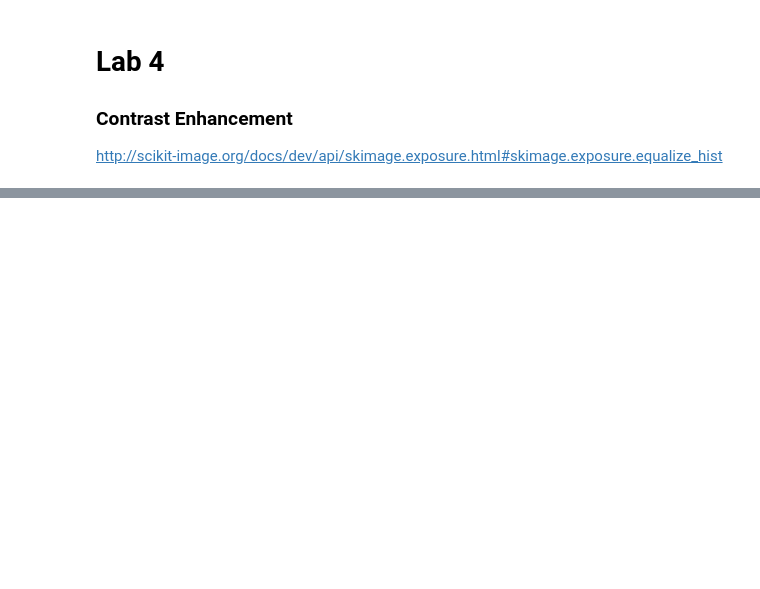
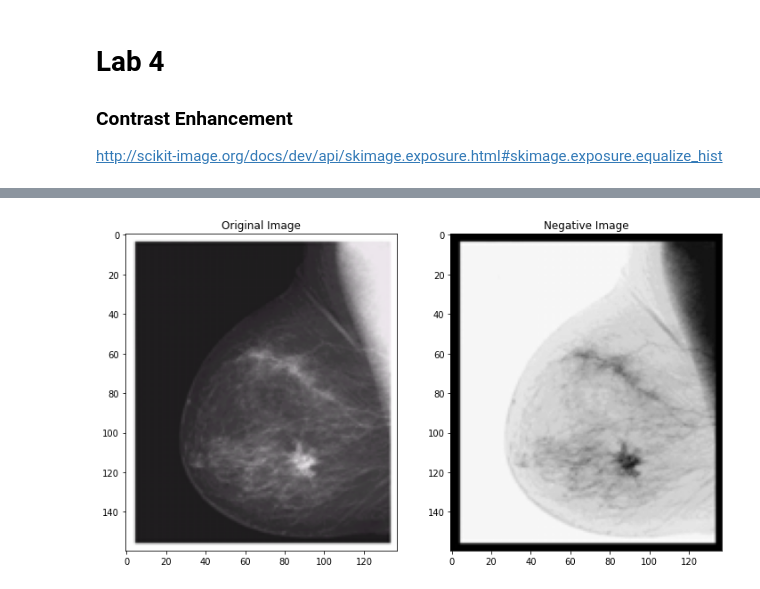
Before and after one commit to We2Am-BaSsem/IP-Labs, a Jupyter notebook: Lab04/Lab4_STD.ipynb, the cells around one changed output, grey strips where cells are left out. Drawn from its saved outputs; the diff is of its cells as text; code cells hidden in the pictures; blank space fills up the shorter version.

```diff
--- a/Lab04/Lab4_STD.ipynb
+++ b/Lab04/Lab4_STD.ipynb
@@ -60,0 +40,18 @@ def getImageWithHist(name,ext,nbins=256):
+# %%
+'''
+1
+Negative Transformation
+'''
+def negative(image, imageSize=256):
+    negativeImage = np.array(image).flatten()
+    # negativeImage = np.array([((imageSize - 1) - val) for val in negativeImage])
+    # acts as a generator, yield one element at time, doesn't generate the whole list as the normal list comperhension
+    negativeImage = np.fromiter((((imageSize - 1) - val) for val in negativeImage),dtype=negativeImage.dtype)
+    negativeImage = negativeImage.reshape(image.shape)
+    return negativeImage
+
+image = io.imread('imgs/Picture1.png') # png image with alpha channel
+show_images([image, negative(image[:,:,0])],
+            ['Original Image', 'Negative Image'])
+# %% [output]
+[figure, added]
```
Also changed, not shown: parts of 8 cells of this notebook, 3 other files.
